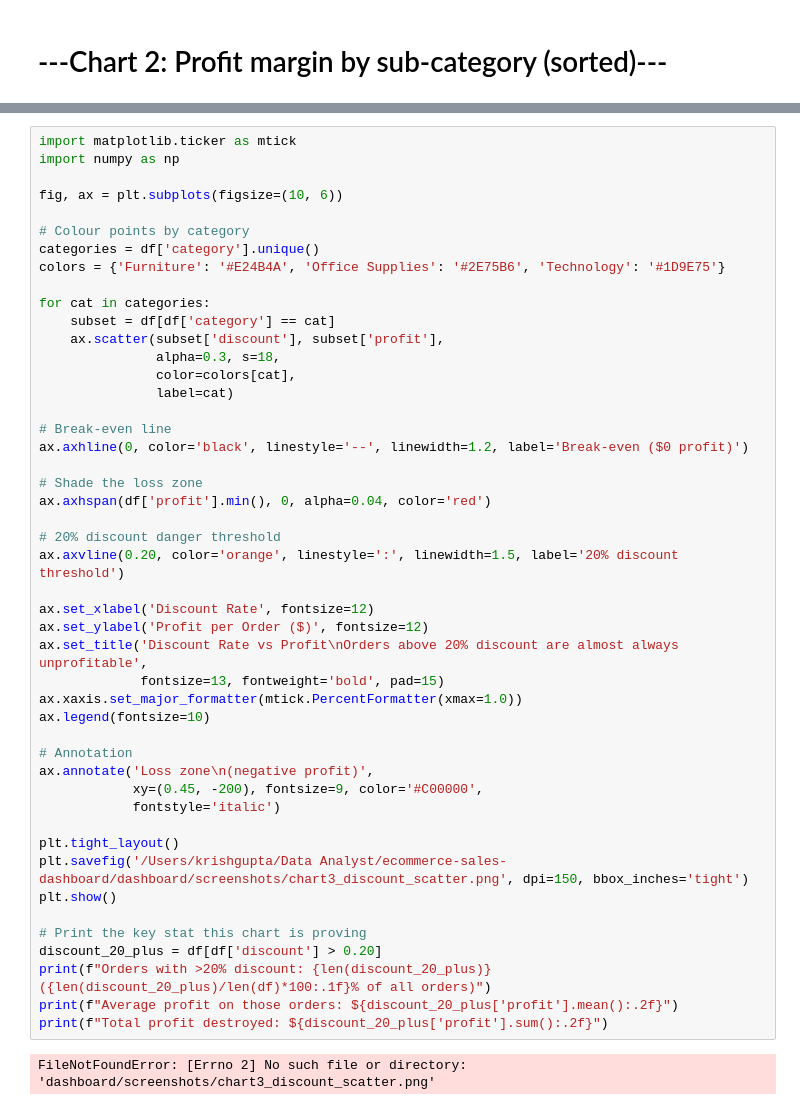
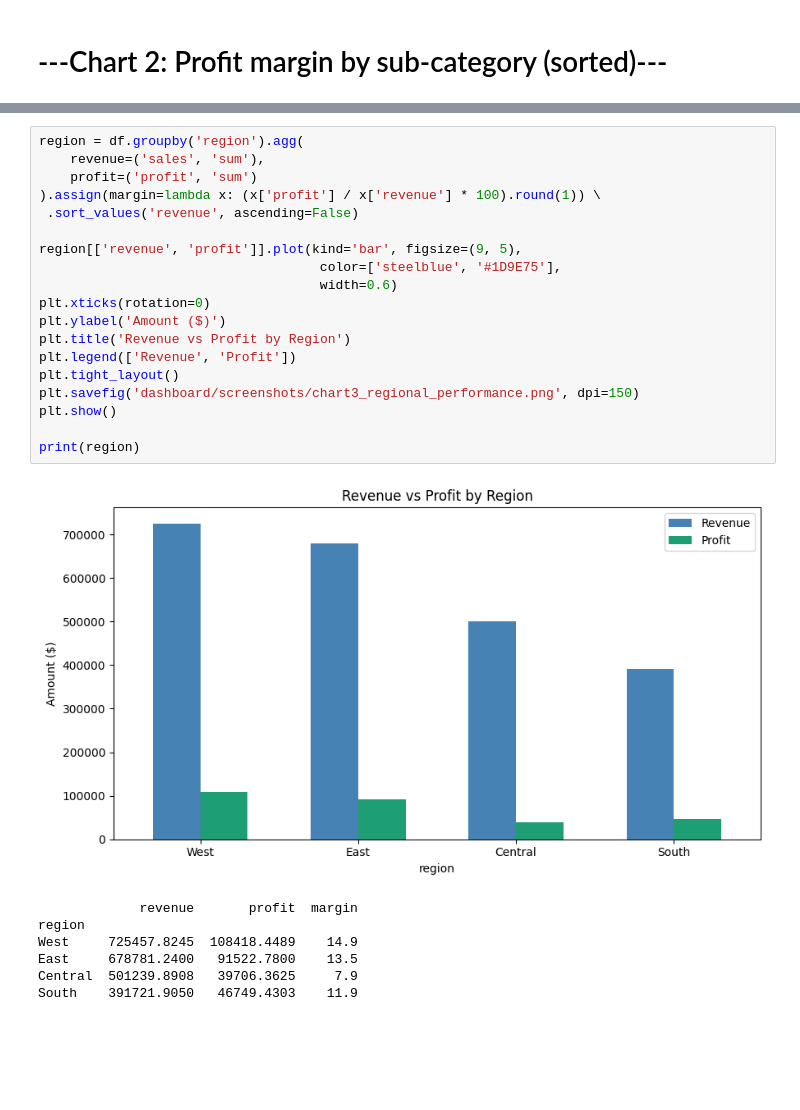
Before and after one commit to KrishLearnsPython/ecommerce-sales-dashboard, a Jupyter notebook: notebooks/01_eda_cleaning.ipynb, the cells around one changed output, grey strips where cells are left out. Cells and saved outputs as stored; diff of their text form; blank space fills up the shorter version.

```diff
--- a/notebooks/01_eda_cleaning.ipynb
+++ b/notebooks/01_eda_cleaning.ipynb
@@ -83,49 +98,27 @@ plt.show()
 # %%
-import matplotlib.ticker as mtick
-import numpy as np
+region = df.groupby('region').agg(
+    revenue=('sales', 'sum'),
+    profit=('profit', 'sum')
+).assign(margin=lambda x: (x['profit'] / x['revenue'] * 100).round(1)) \
+ .sort_values('revenue', ascending=False)
 
-fig, ax = plt.subplots(figsize=(10, 6))
-
-# Colour points by category
-categories = df['category'].unique()
-colors = {'Furniture': '#E24B4A', 'Office Supplies': '#2E75B6', 'Technology': '#1D9E75'}
-
-for cat in categories:
-    subset = df[df['category'] == cat]
-    ax.scatter(subset['discount'], subset['profit'],
-               alpha=0.3, s=18,
-               color=colors[cat],
-               label=cat)
-
-# Break-even line
-ax.axhline(0, color='black', linestyle='--', linewidth=1.2, label='Break-even ($0 profit)')
-
-# Shade the loss zone
-ax.axhspan(df['profit'].min(), 0, alpha=0.04, color='red')
-
-# 20% discount danger threshold
-ax.axvline(0.20, color='orange', linestyle=':', linewidth=1.5, label='20% discount threshold')
-
-ax.set_xlabel('Discount Rate', fontsize=12)
-ax.set_ylabel('Profit per Order ($)', fontsize=12)
-ax.set_title('Discount Rate vs Profit\nOrders above 20% discount are almost always unprofitable',
-             fontsize=13, fontweight='bold', pad=15)
-ax.xaxis.set_major_formatter(mtick.PercentFormatter(xmax=1.0))
-ax.legend(fontsize=10)
-
-# Annotation
-ax.annotate('Loss zone\n(negative profit)',
-            xy=(0.45, -200), fontsize=9, color='#C00000',
-            fontstyle='italic')
-
+region[['revenue', 'profit']].plot(kind='bar', figsize=(9, 5),
+                                    color=['steelblue', '#1D9E75'],
+                                    width=0.6)
+plt.xticks(rotation=0)
+plt.ylabel('Amount ($)')
+plt.title('Revenue vs Profit by Region')
+plt.legend(['Revenue', 'Profit'])
 plt.tight_layout()
-plt.savefig('/Users/krishgupta/Data Analyst/ecommerce-sales-dashboard/dashboard/screenshots/chart3_discount_scatter.png', dpi=150, bbox_inches='tight')
+plt.savefig('dashboard/screenshots/chart3_regional_performance.png', dpi=150)
 plt.show()
 
-# Print the key stat this chart is proving
-discount_20_plus = df[df['discount'] > 0.20]
-print(f"Orders with >20% discount: {len(discount_20_plus)} ({len(discount_20_plus)/len(df)*100:.1f}% of all orders)")
-print(f"Average profit on those orders: ${discount_20_plus['profit'].mean():.2f}")
-print(f"Total profit destroyed: ${discount_20_plus['profit'].sum():.2f}")
+print(region)
 # %% [output]
+[figure, new version]
-FileNotFoundError: [Errno 2] No such file or directory: 'dashboard/screenshots/chart3_discount_scatter.png'
+             revenue       profit  margin
+region
+West     725457.8245  108418.4489    14.9
+East     678781.2400   91522.7800    13.5
+Central  501239.8908   39706.3625     7.9
+South    391721.9050   46749.4303    11.9
```
Also changed, not shown: parts of 9 cells of this notebook, 5 other files.
